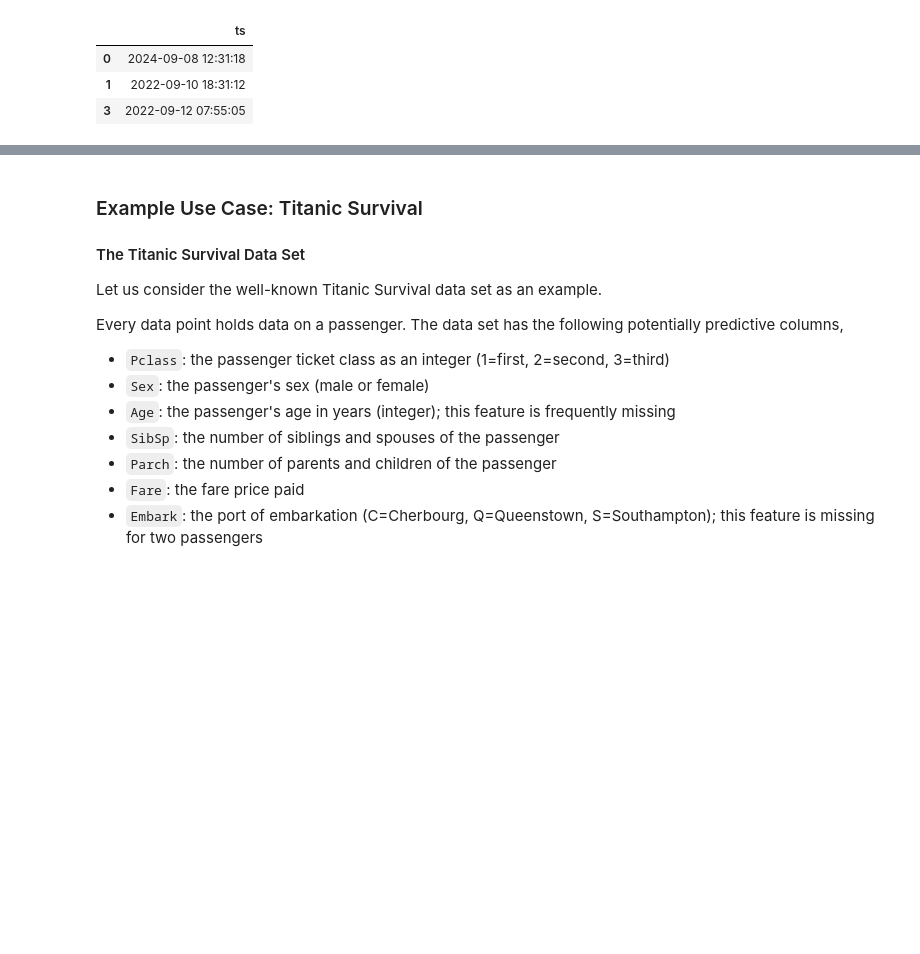
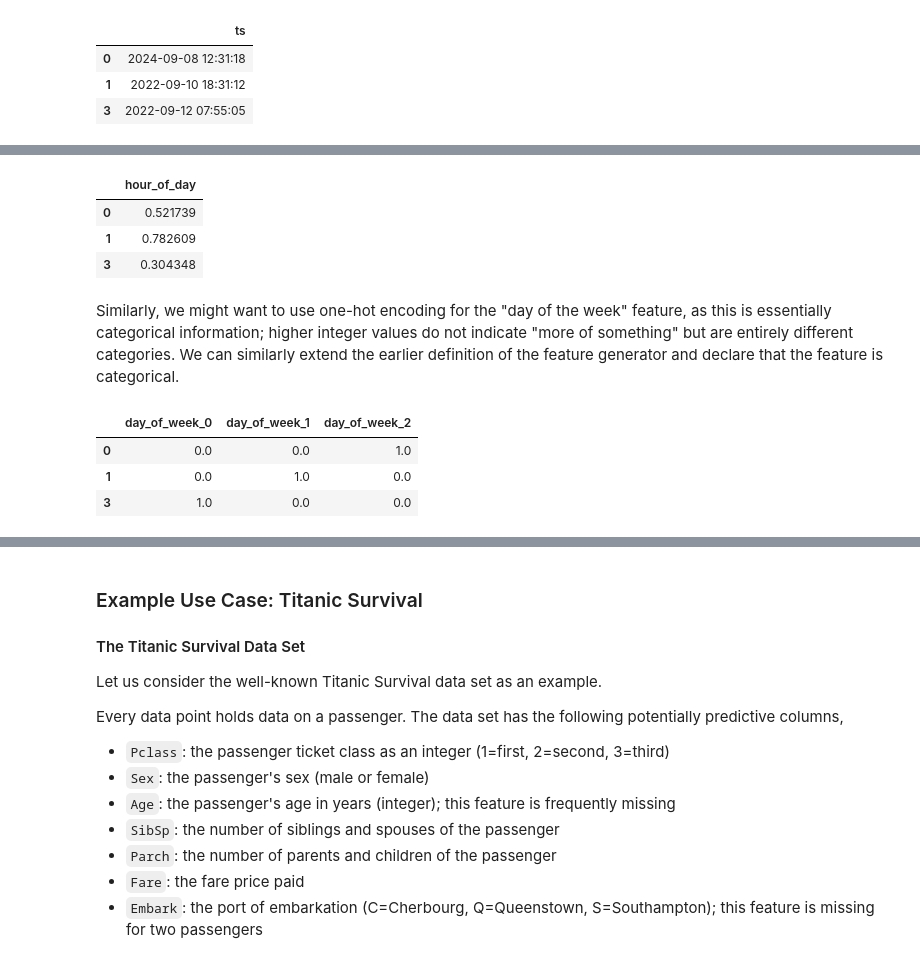
Before and after one commit to oraios/sensAI, a Jupyter notebook: docs/1-supervised-learning/1-vector-models.ipynb, the cells around one changed output, grey strips where cells are left out. Drawn from its saved outputs; the diff is of its cells as text; code cells hidden in the pictures; blank space fills up the shorter version.

```diff
--- a/docs/1-supervised-learning/1-vector-models.ipynb
+++ b/docs/1-supervised-learning/1-vector-models.ipynb
@@ -230,0 +291,9 @@ Allow features to be referenced by name, facilitating composable models.
+# %%
+class FeatureGeneratorDayOfWeek(sensai.featuregen.feature_generator.FeatureGeneratorMapColumn):
+    def __init__(self):
+        super().__init__(input_col_name="ts", feature_col_name="day_of_week")
+
+    def _create_value(self, ts: pd.Timestamp):
+        return ts.day_of_week
+
+FeatureGeneratorDayOfWeek().generate(transformed_df)
@@ -230,0 +329,29 @@ Allow features to be referenced by name, facilitating composable models.
+# %%
+fg_hour = FeatureGeneratorHourOfDay()
+DFTNormalisation(rules=fg_hour.get_normalisation_rules()).fit_apply(fg_hour.generate(transformed_df))
+# %% [output]
+|  | hour_of_day |
+| 0 | 0.521739 |
+| 1 | 0.782609 |
+| 3 | 0.304348 |
+# %% [markdown]
+Similarly, we might want to use one-hot encoding for the "day of the week" feature, as this is essentially categorical information; higher integer values do not indicate "more of something" but are entirely different categories. We can similarly extend the earlier definition of the feature generator and declare that the feature is categorical.
+# %%
+from sensai.data_transformation.dft import DFTOneHotEncoder
+
+
+class FeatureGeneratorDayOfWeek(sensai.featuregen.feature_generator.FeatureGeneratorMapColumn):
+    def __init__(self):
+        super().__init__(input_col_name="ts", feature_col_name="day_of_week", categorical_feature_names=["day_of_week"])
+
+    def _create_value(self, ts: pd.Timestamp):
+        return ts.day_of_week
+
+
+fg_day = FeatureGeneratorDayOfWeek()
+DFTOneHotEncoder(fg_day.get_categorical_feature_name_regex()).fit_apply(fg_day.generate(transformed_df))
+# %% [output]
+|  | day_of_week_0 | day_of_week_1 | day_of_week_2 |
+| 0 | 0.0 | 0.0 | 1.0 |
+| 1 | 0.0 | 1.0 | 0.0 |
+| 3 | 1.0 | 0.0 | 0.0 |
```
Also changed, not shown: parts of 66 cells of this notebook, 1 other file.
